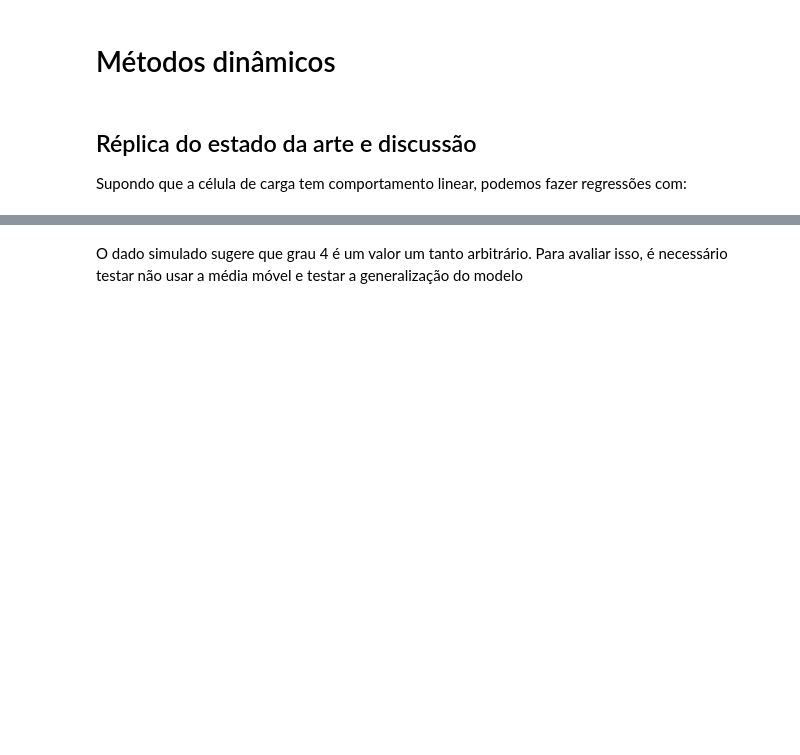
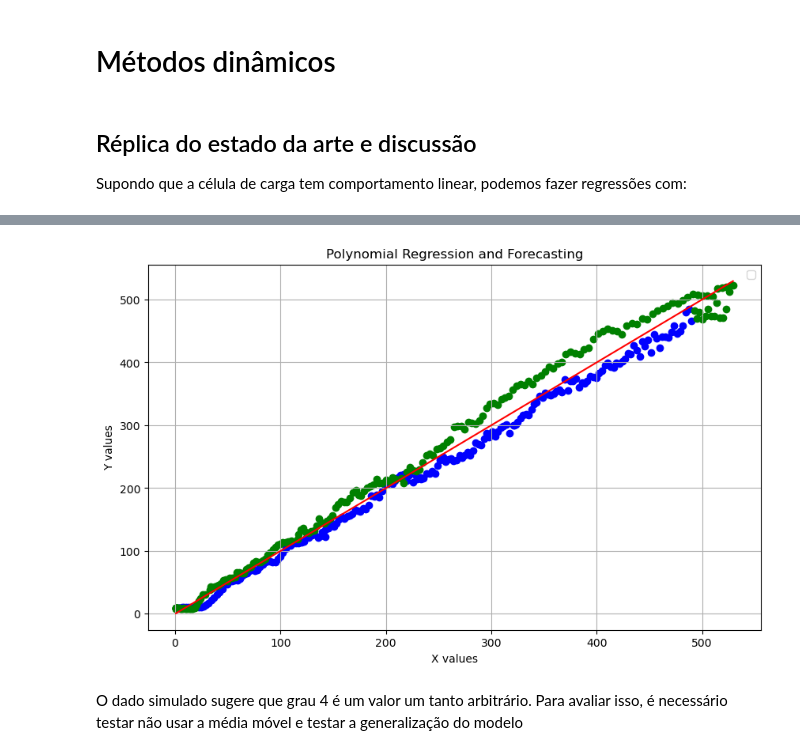
Before and after one commit to LucasWestfal/FSR_calibration_techniques, a Jupyter notebook: models.ipynb, the cells around one changed output, grey strips where cells are left out. Drawn from its saved outputs; the diff is of its cells as text; code cells hidden in the pictures; blank space fills up the shorter version.

```diff
--- a/models.ipynb
+++ b/models.ipynb
@@ -288,3 +291,35 @@ ValueError: x and y must be the same size
+# %%
+X, _ = generate_sample_data(data, window_size, seed = 42)
+
+# Create polynomial features of degree
+X_poly = polynomial_features(X, degree=degree)
+# Add a bias (intercept) term
+X_poly_biased = np.c_[np.ones(X_poly.shape[0]), X_poly]  # Add a column of ones for the bias term
+
+# Calculate the coefficients using the normal equation
+theta = np.linalg.inv(X_poly_biased.T @ X_poly_biased) @ X_poly_biased.T @ y
+
+# Making predictions
+predictions_1 = X_poly_biased @ theta
+
+# Step 6: Plot the results
+plt.figure(figsize=(10, 6))
+
+plt.scatter(y[:int(len(y)/2)], predictions_1[:int(len(predictions_1)/2)], color = 'blue')
+plt.scatter(y[int(len(y)/2):], predictions_1[int(len(predictions_1)/2):], color = 'green')
+plt.plot([min(y), max(y)], [min(y), max(y)], color='red')  # Line for perfect prediction
+plt.title('Grau ' + str(i), fontsize=10)
+
+
+# Add labels and title
+plt.xlabel('X values')
+plt.ylabel('Y values')
+plt.title('Polynomial Regression and Forecasting')
+plt.legend()
+plt.grid(True)
+plt.show()
+# %% [output]
+[figure, added]
 # %% [markdown]
 O dado simulado sugere que grau 4 é um valor um tanto arbitrário. Para avaliar isso, é necessário testar não usar a média móvel e testar a generalização do modelo
 # %% [markdown]
```
Also changed, not shown: parts of 13 cells of this notebook, 8 other files.
